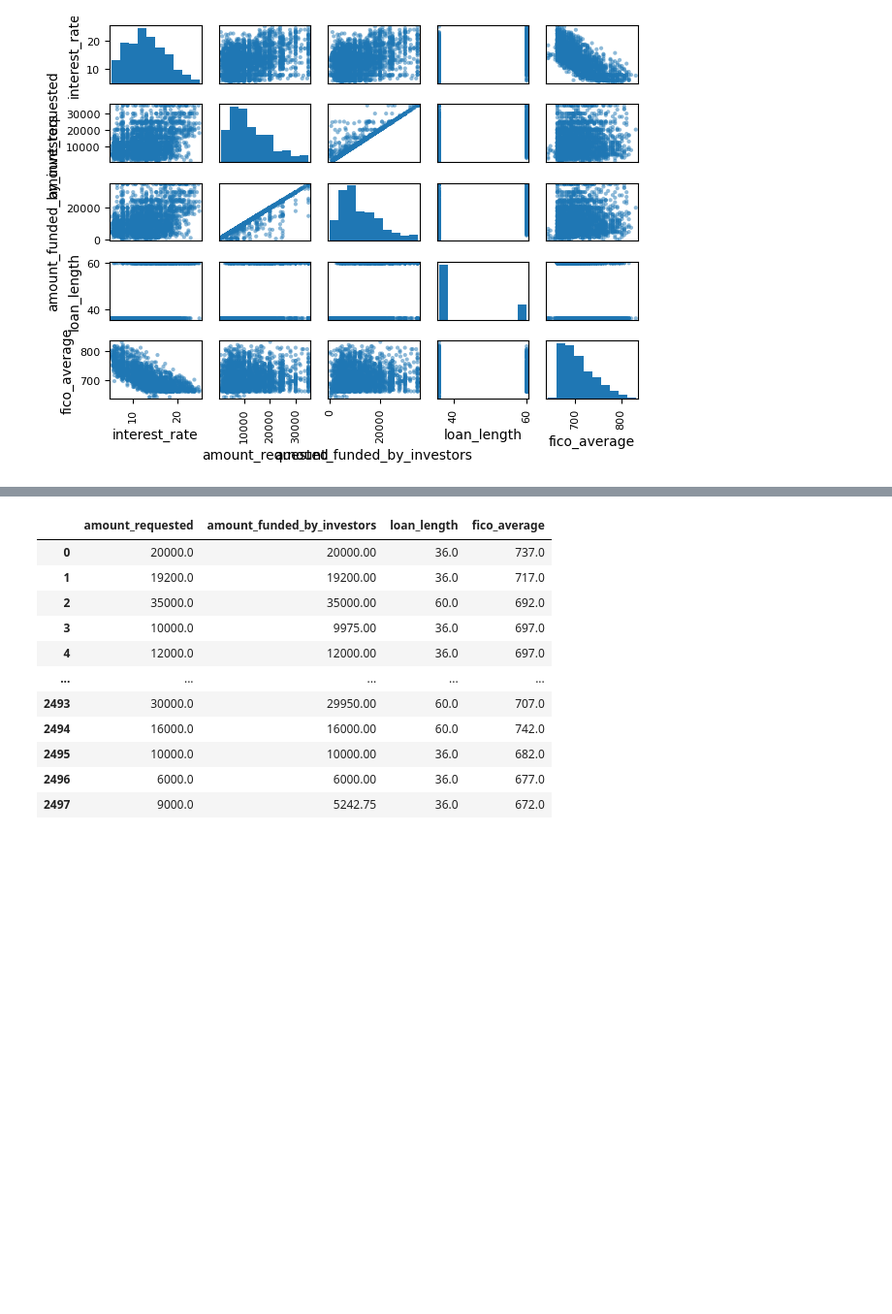
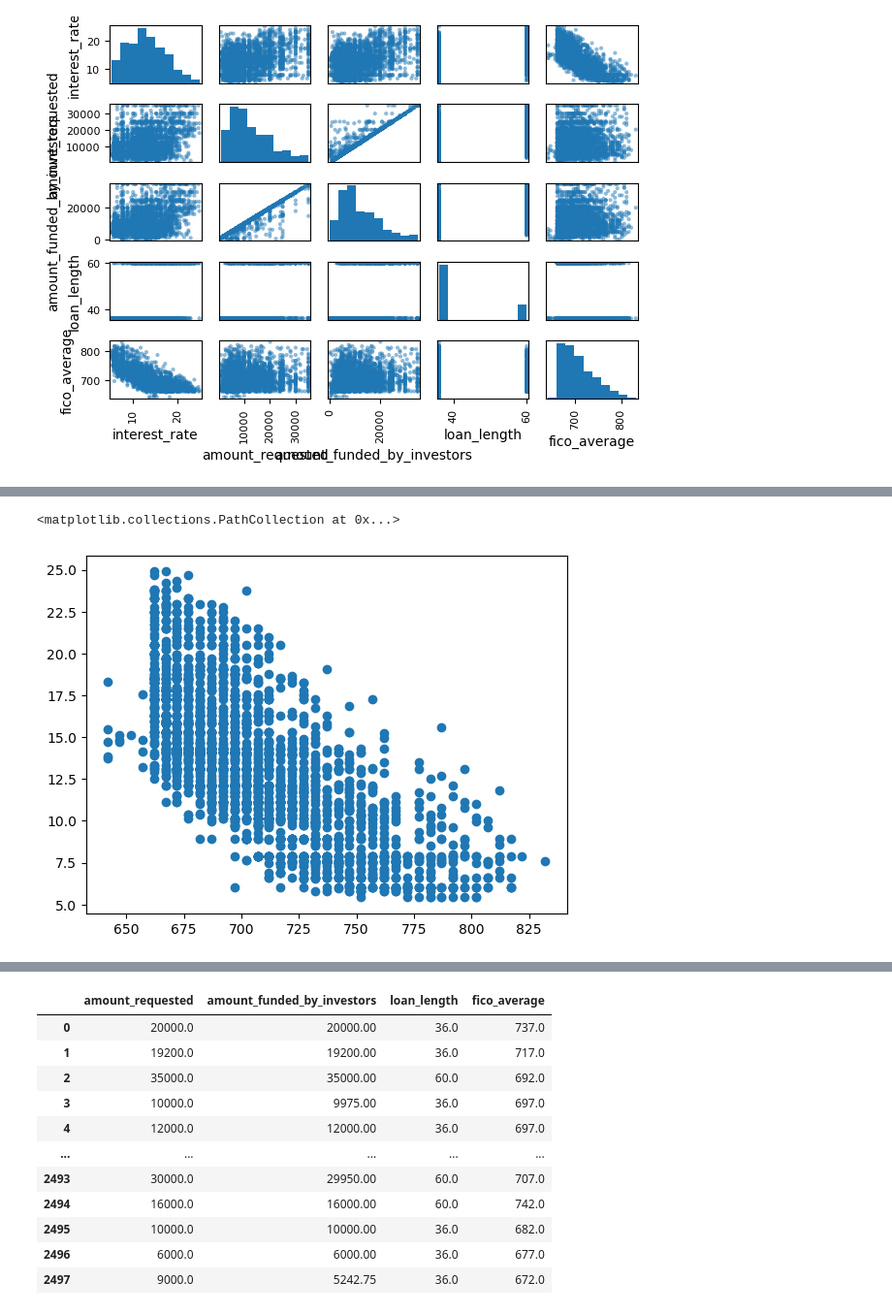
Before and after one commit to NotAFoxtrot/Linear_Regression_Casestudy, a Jupyter notebook: assignment.ipynb, the cells around one changed output, grey strips where cells are left out. Shown: that part at 97% size. Cells and saved outputs as stored; diff of their text form; code cells hidden in the pictures; blank space fills up the shorter version.

```diff
--- a/assignment.ipynb
+++ b/assignment.ipynb
@@ -102,0 +110,5 @@ plt.tight_layout()
+# %%
+plt.scatter(vanilla_df['fico_average'], vanilla_df['interest_rate'])
+# %% [output]
+<matplotlib.collections.PathCollection at 0x...>
+[figure, added]
```
Also changed, not shown: parts of 3 cells of this notebook.
